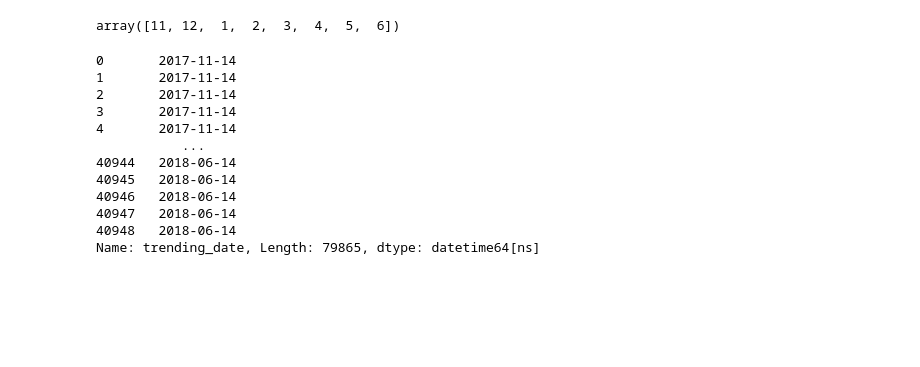
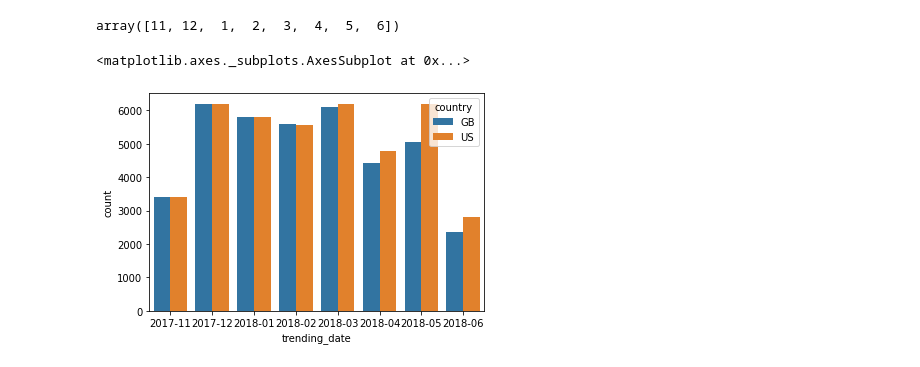
Before and after one commit to hejmsdz/youtube-trending-prediction, a Jupyter notebook: notebooks/01_text_attributes.ipynb, the cells around one changed output. Cells and saved outputs as stored; diff of their text form; code cells hidden in the pictures; blank space fills up the shorter version.

Commit message:
examine trending_date

```diff
--- a/notebooks/01_text_attributes.ipynb
+++ b/notebooks/01_text_attributes.ipynb
@@ -91,16 +91,11 @@ us_vids
 # %%
-vids['trending_date'] = pd.to_datetime(dates, format='%y.%d.%m')
-vids['trending_date']
+vids['trending_date'] = pd.to_datetime(vids['trending_date'], format='%y.%d.%m')
-# %% [output]
-0       2017-11-14
-1       2017-11-14
-2       2017-11-14
-3       2017-11-14
-4       2017-11-14
-           ...
-40944   2018-06-14
-40945   2018-06-14
-40946   2018-06-14
-40947   2018-06-14
-40948   2018-06-14
-Name: trending_date, Length: 79865, dtype: datetime64[ns]
+# %%
+months = vids['trending_date'].dt.to_period('M')
+sbs.countplot(x=months, hue=vids['country'])
+
+# data spans from mid-November 2017 to mid-June 2018 (7 months),
+# time distribution is similar for GB and US
+# %% [output]
+<matplotlib.axes._subplots.AxesSubplot at 0x...>
+[figure, added]
```
Also changed, not shown: parts of 4 cells of this notebook.
